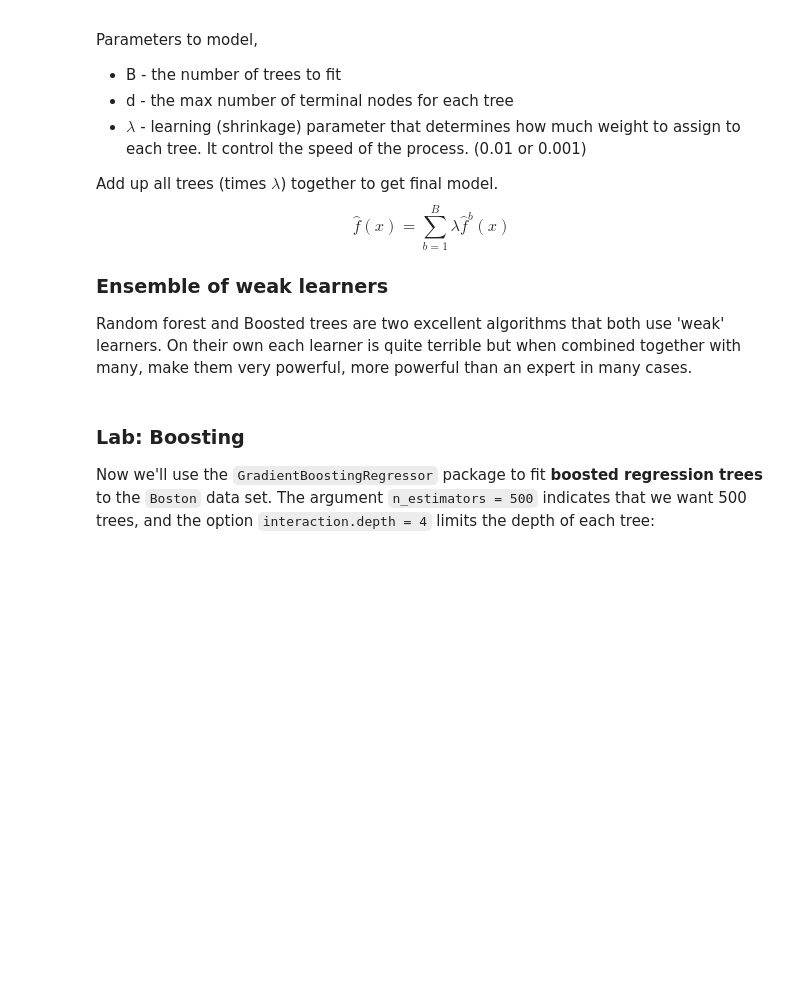
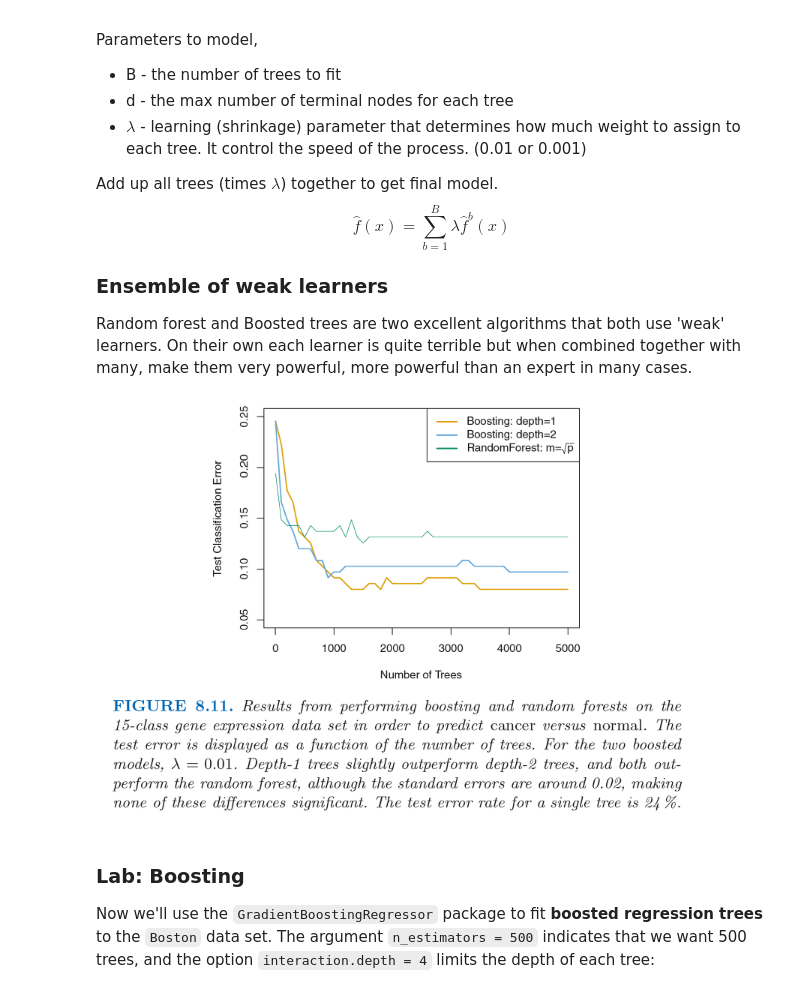
Before and after one commit to ayuhafizah/Master-Data-Science, a Jupyter notebook: Semester_2/Machine_Learning/Lecture notes/Week 8.ipynb, the cells around one changed output. Cells and saved outputs as stored; diff of their text form; code cells hidden in the pictures; blank space fills up the shorter version.

```diff
--- a/Semester_2/Machine_Learning/Lecture notes/Week 8.ipynb
+++ b/Semester_2/Machine_Learning/Lecture notes/Week 8.ipynb
@@ -487,7 +474,9 @@ $$\hat{f}(x) = \sum_{b=1}^B{\lambda \hat{f}^b(x)}$$
 ### Ensemble of weak learners
 Random forest and Boosted trees are two excellent algorithms that both use 'weak' learners. On their own each learner is quite terrible but when combined together with many, make them very powerful, more powerful than an expert in many cases.
 # %%
-Image('images/pw811.png', width =600)
+Image('images2/pw811.png', width =600)
+# %% [output]
+[figure, added]
 # %% [markdown]
 ### Lab: Boosting
 
```
Also changed, not shown: parts of 41 cells of this notebook, 3 other files.
